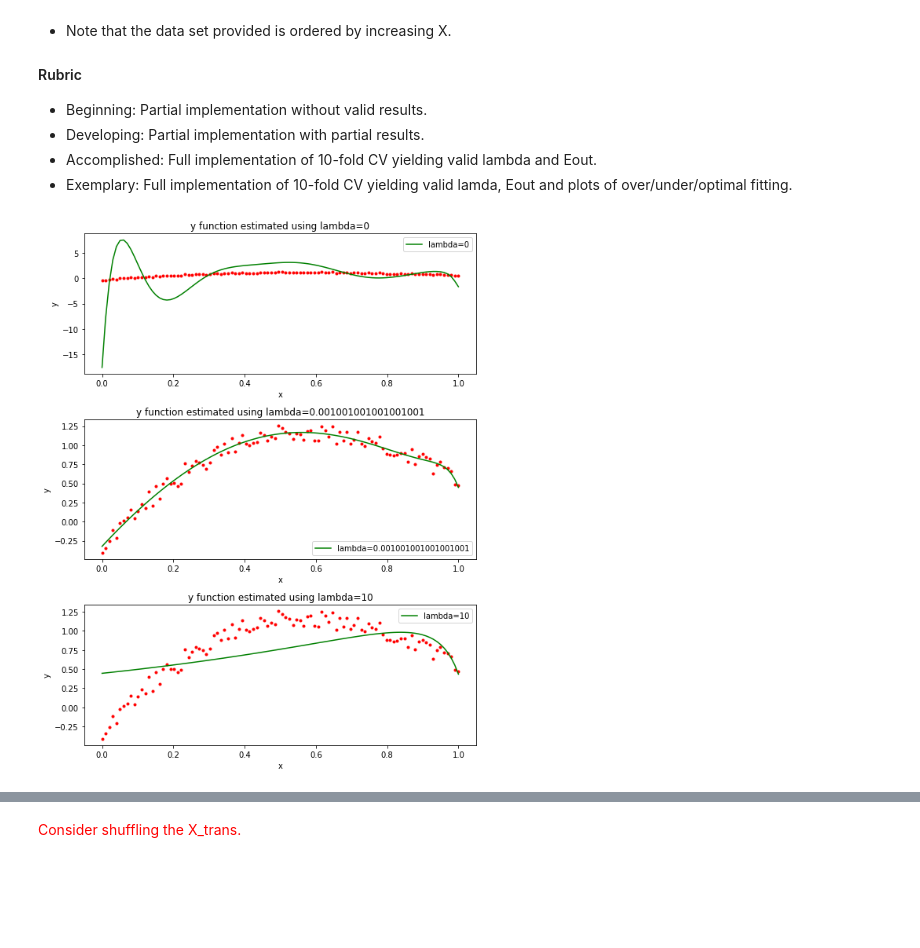
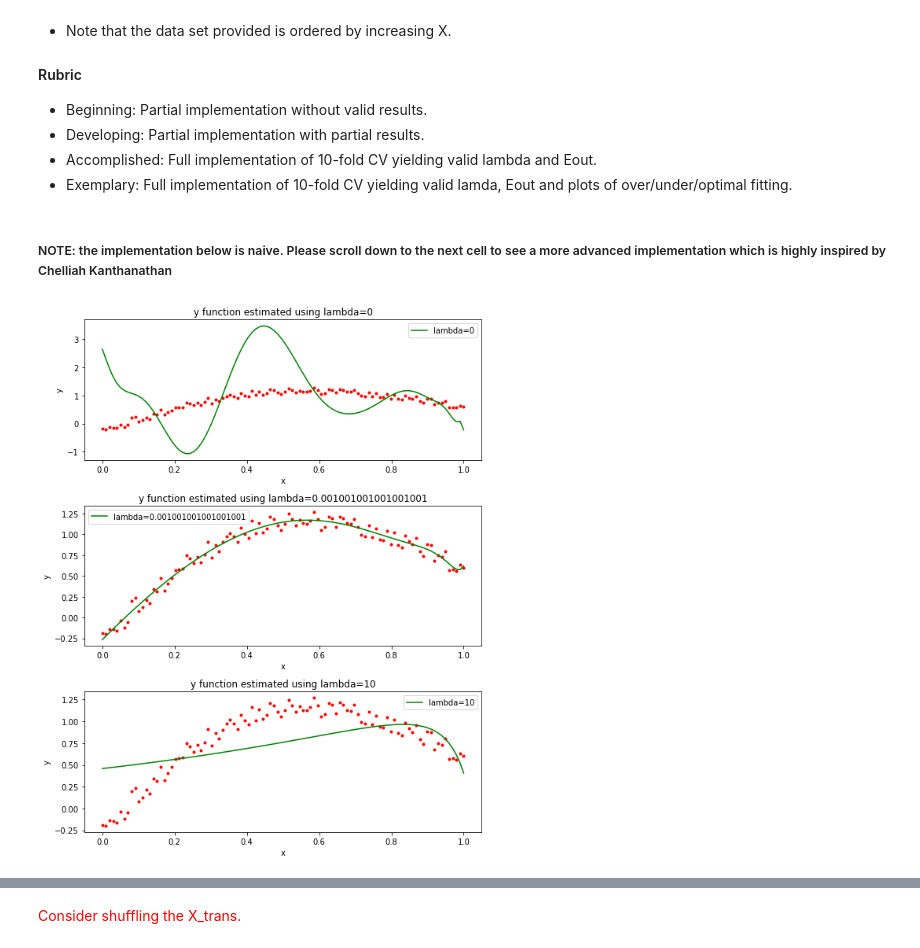
Before and after one commit to vipulpopat/MSCAI_Sem1_Etivity4, a Jupyter notebook: Etivity4_CE6002_18263461.ipynb, the cells around one changed output, grey strips where cells are left out. Drawn from its saved outputs; the diff is of its cells as text; code cells hidden in the pictures; blank space fills up the shorter version.

Commit message:
Updating Task 5 to follow Chells implementation of Eval.

```diff
--- a/Etivity4_CE6002_18263461.ipynb
+++ b/Etivity4_CE6002_18263461.ipynb
@@ -207,6 +207,8 @@ plt.show()
   * Developing: Partial implementation with partial results.
   * Accomplished: Full implementation of 10-fold CV yielding valid lambda and Eout.
   * Exemplary: Full implementation of 10-fold CV yielding valid lamda, Eout and plots of over/under/optimal fitting.
+# %% [markdown]
+##### NOTE: the implementation below is naive. Please scroll down to the next cell to see a more advanced implementation which is highly inspired by Chelliah Kanthanathan
 # %%
 lambdas = np.linspace(0,1,1000)
 
@@ -216,7 +218,8 @@ def experiment(order, l):
     weights=[]
 
     # TODO: Medidate on Pep's hint: random_state fixed to get reproducible (and 'good'! :-)) results
-    kf = KFold(n_splits=10)
+    #kf = KFold(n_splits=10)
+    kf = KFold(n_splits=10, shuffle=True, random_state=5)
     kf.get_n_splits(X)
 
     for train_index, test_index in kf.split(X):
@@ -228,31 +231,32 @@ def experiment(order, l):
         ein.append(calc_error(w,X_train,y_train))
         eout.append(calc_error(w,X_test,y_test))
 
     # Validation. Find the lowest Eout and best lambda
     lowest_eout_index = np.argmin(eout)
     best_lambda = lambdas[lowest_eout_index]
 
     return ein[lowest_eout_index], eout[lowest_eout_index], weights[lowest_eout_index]
 
 plt.figure(figsize=(8, 10))
 
 ls = [0, best_lambda, 10]
+
 for i in range(1,4):
     subplt = int(str(31)+str(i))
 
     plt.subplot(subplt)
     ein, eout, weights = experiment(50, ls[i-1])
     pred = calc_polynom(weights, X)
 
     plt.plot(X,y,'r.')
     plt.xlabel('x')
     plt.ylabel('y')
     lbl = 'lambda=' + str(ls[i-1])
     plt.title('y function estimated using ' + lbl)
     plt.plot(X, pred  , 'g', label=lbl)
     plt.legend(loc='best')
     plt.tight_layout()
 
 plt.show()
 # %% [output]
-[figure, old version]
+[figure, new version]
```
Also changed, not shown: parts of 11 cells of this notebook.
